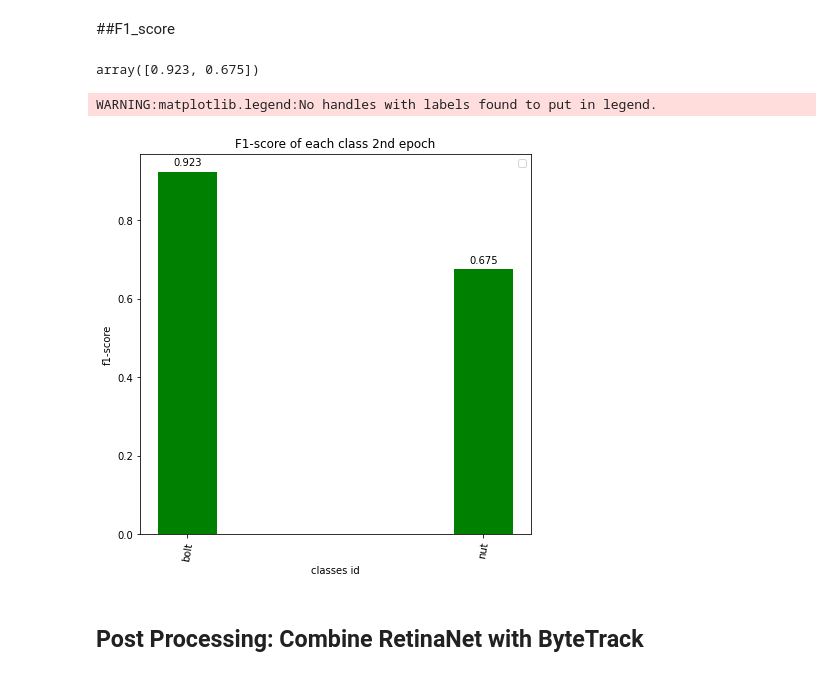
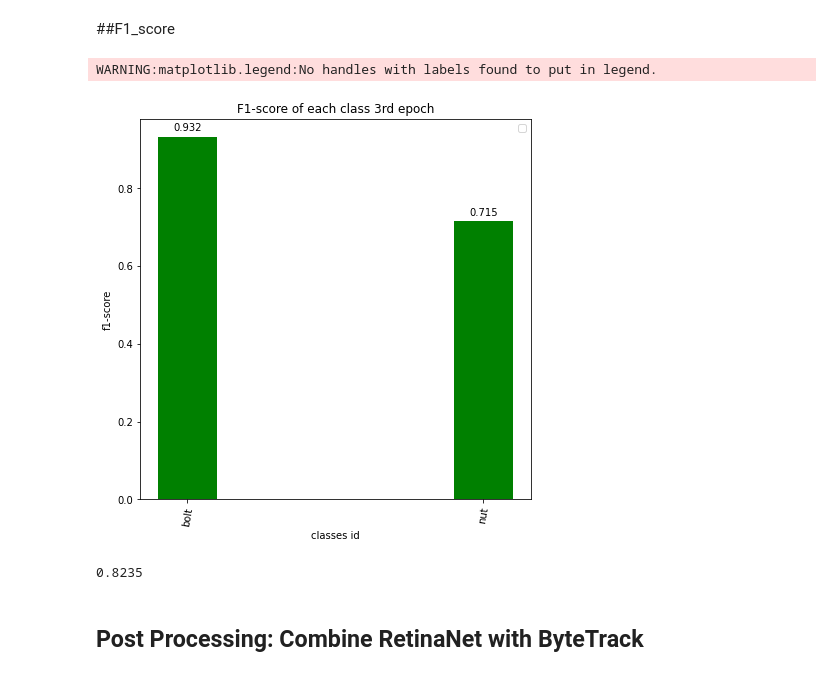
Before and after one commit to Sahar-DataScience/MultiObject_Tracking-StromaVsion, a Jupyter notebook: Evaluation+_Tracking_+_onnx.ipynb, the cells around one changed output. Cells and saved outputs as stored; diff of their text form; code cells hidden in the pictures.

```diff
--- a/Evaluation+_Tracking_+_onnx.ipynb
+++ b/Evaluation+_Tracking_+_onnx.ipynb
@@ -304,0 +311,4 @@ OrderedDict([('bbox',
+# %%
+data = inference_on_dataset(predictor.model, test_loader, evaluator)
+with open('./data/result/model3_dict_metrics.json', 'w') as fp:
+  json.dump(data, fp)
@@ -307,15 +346,21 @@ OrderedDict([('bbox',
 # %% [markdown]
 we use methods like draw_box and draw_text from detectron2 [Visualizer](https://detectron2.readthedocs.io/en/latest/modules/utils.html#detectron2.utils.visualizer.Visualizer)
 # %%
+import time
+latency_pred = []
 for d in random.sample(test_dict, 3):
   im = cv2.imread(d["file_name"])
   #im= im.astype(float)
   #print("img shapes", im.shape)
+  start1= time.time
   outputs = predictor(im)
+  end1=time.time
+  latency_pred.append((end1-start1))
   v = Visualizer(im[:, :, ::-1],
                   MetadataCatalog.get(cfg.DATASETS.TEST[0]),
                   scale=1,
                   instance_mode=ColorMode.SEGMENTATION)
+  out = v.draw_instance_predictions(outputs["instances"].to("cpu"))
 
   classes = outputs["instances"].pred_classes.to('cpu').tolist()
 
@@ -346,3 +391,22 @@ for d in random.sample(test_dict, 3):
 [figure]
 [figure]
 [figure]
+# %%
+import time
+latency_pred = []
+for d in random.sample(test_dict, 200):
+  im = cv2.imread(d["file_name"])
+  #im= im.astype(float)
+  #print("img shapes", im.shape)
+  start1= time.time()
+  outputs = predictor(im)
+  end1=time.time()
+  latency_pred.append((end1-start1))
+'''
+  v = Visualizer(im[:, :, ::-1],
+                  MetadataCatalog.get(cfg.DATASETS.TEST[0]),
+                  scale=1,
+                  instance_mode=ColorMode.SEGMENTATION)
+  out = v.draw_instance_predictions(outputs["instances"].to("cpu"))
+  cv2_imshow(out.get_image()[:, :, ::-1])
+  '''
@@ -359,17 +455,10 @@ for data in test_dict:
   gt_classes =  [dct['category_id'] for dct in data['annotations'] ] #j
 
   if len(preds_classes) == len(gt_classes):
+
     for i , j in zip(preds_classes , gt_classes):
       M[i,j]+=1
-  '''
-  elif len(preds_classes) != len(gt_classes):
-    if gt_classes in preds_classes: # the model predicted  more then the actual gt classes
-      for j in gt_classes:
-        M[j,j]+=1
-    elif preds_classes in gt_classes:  # the model didn't predict all the presented objects in the img
-      for i in preds_classes:
-        M[i,i]+=1
-  '''
+
   elif preds_classes == []:# case of pred_class = none or empty
       for j in gt_classes:
         FN[j]+=1
@@ -431,39 +524,39 @@ def class_stat(cat_id,M,FN1):
   recall= TP/(TP+FN)
   F1_score= (2*precision*recall)/(precision+recall)
   return TP ,FP ,FN ,TN, precision, recall, F1_score
-# %%
-FS
-# %% [output]
-array([0.923, 0.675])
 # %%
 #bar plot of f1_score per class
 FS=np.zeros((2,))
 for cat_id in range(2):
   _,_,_,_,_,_, F1_score = class_stat(cat_id,M, FN)
   FS[cat_id] = round(F1_score,3)
 
 fig = plt.figure(figsize = (7, 7))
 class_name = ['bolt', 'nut']
 
 # creating the bar plot
 bins = np.arange(1,3,1,dtype=float)
 FS=np.nan_to_num(FS)
 
 plt.bar(bins, FS, color ='green', width = 0.2,)
 
 for index,value in enumerate(FS):
   plt.text(x=int(index)+1 , y =value+0.01,s=f"{value}",fontdict=dict(fontsize=10),ha='center', va='bottom')
 
 
 plt.xlabel("classes id")
 plt.xticks(bins, class_name, rotation =80)
 plt.ylabel("f1-score")
 plt.legend()
-plt.title("F1-score of each class 2nd epoch")
+plt.title("F1-score of each class 3rd epoch")
 plt.show()
 # %% [output]
 WARNING:matplotlib.legend:No handles with labels found to put in legend.
-[figure, old version]
+[figure, new version]
+# %%
+mean(FS)
+# %% [output]
+0.8235
 # %% [markdown]
 ## Post Processing: Combine RetinaNet with ByteTrack
 # %% [markdown]
```
Also changed, not shown: parts of 16 cells of this notebook.
